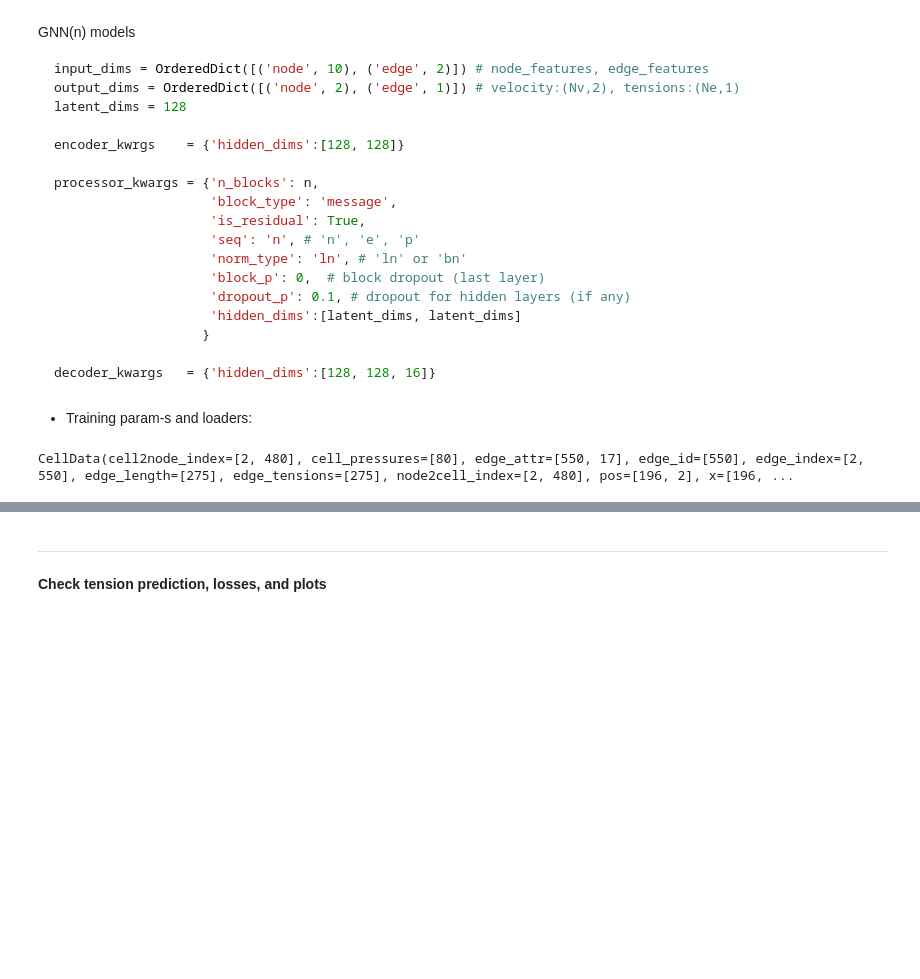
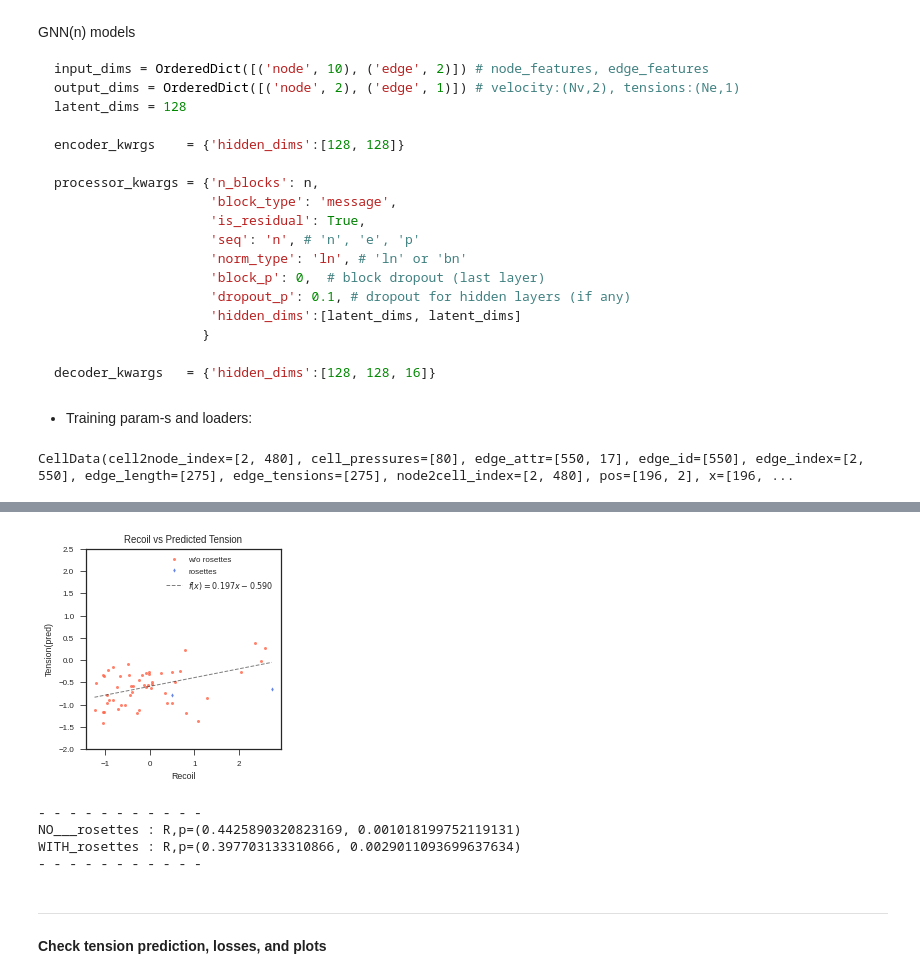
Before and after one commit to mshagirov/simgnn, a Jupyter notebook: nbs/4_tension_sim2real_dev.ipynb, the cells around one changed output, grey strips where cells are left out. Cells and saved outputs as stored; diff of their text form; code cells hidden in the pictures; blank space fills up the shorter version.

```diff
--- a/nbs/4_tension_sim2real_dev.ipynb
+++ b/nbs/4_tension_sim2real_dev.ipynb
@@ -528,4 +528,37 @@ WITH_rosettes : R,p=(0.1569063619107879, 0.25718167177227885)
 - - - - - - - - - - -
+# %%
+text_width = 5.27
+
+m1,m2 = np.polyfit(Abln_t[~is_ros_], Abln_p[~is_ros_], 1)
+y_fit = np.array([min(Abln_t),max(Abln_t)])*m1+m2
+
+plt.figure(figsize=[0.75*text_width, 0.7*text_width])
+ax = plt.gca()
+ax.plot(Abln_t[~is_ros_], Abln_p[~is_ros_], 'o', mfc='tomato', ms=3, alpha=.8, label='w/o rosettes')
+ax.plot(Abln_t[is_ros_], Abln_p[is_ros_], 'd', mfc='royalblue', ms=3, alpha=.8, label='rosettes')
+
+ax.plot([min(Abln_t),max(Abln_t)], y_fit, 'k--',lw=1, alpha=.5, label=f'$f(x)={m1:.3f}x{"+" if m2>0 else "-"}{np.abs(m2):.3f}$')
+ax.set_title('Recoil vs Predicted Tension');
+ax.set_xlabel('Recoil');
+ax.set_ylabel('Tension(pred)');
+ax.legend();
+ax.axis('square')
+
+plt.ylim([-2,2.5])
+# plt.xlim([-2,2])
+
+# plt.savefig('sim2real_ablation.png', dpi=200)
+plt.show()
+print('- '*10+'-')
+print(f'NO___rosettes : R,p={pearsonr(Abln_t[~is_ros_], Abln_p[~is_ros_])}')
+print(f'WITH_rosettes : R,p={pearsonr(Abln_t, Abln_p)}')
+print('- '*10+'-')
+# %% [output]
+[figure, added]
+- - - - - - - - - - -
+NO___rosettes : R,p=(0.4425890320823169, 0.001018199752119131)
+WITH_rosettes : R,p=(0.397703133310866, 0.0029011093699637634)
+- - - - - - - - - - -
 # %% [markdown]
 ---
 # %% [markdown]
```
Also changed, not shown: parts of 5 cells of this notebook.
